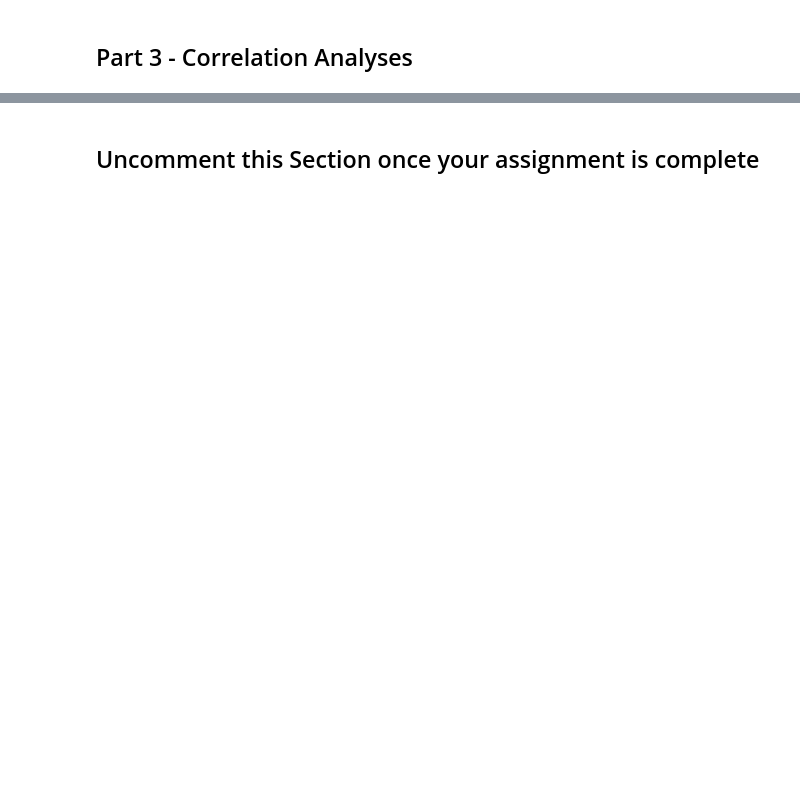
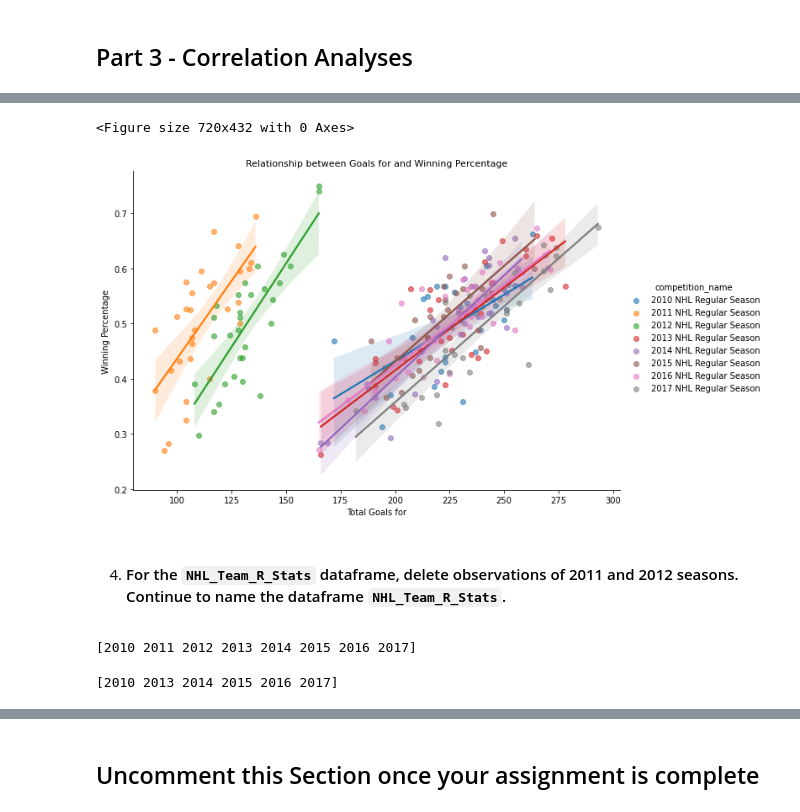
Before and after one commit to Abdallah-hilal/Sports-Performance-Analytics-Specialization, a Jupyter notebook: Assignments/Week 2 Assignment.ipynb, the cells around one changed output, grey strips where cells are left out. Drawn from its saved outputs; the diff is of its cells as text; code cells hidden in the pictures; blank space fills up the shorter version.

```diff
--- a/Assignments/Week 2 Assignment.ipynb
+++ b/Assignments/Week 2 Assignment.ipynb
@@ -62,0 +551,34 @@ NHL_PPPK.head()
+# %%
+plt.figure(figsize=(10, 6))
+
+plot = sns.lmplot(
+    x="total_goals_for",
+    y="win_pct",
+    hue="competition_name",
+    data=NHL_Team_R_Stats,
+    aspect=1.5,
+    height=6,
+    scatter_kws={"alpha": 0.6},
+)
+plot.set_axis_labels("Total Goals for", "Winning Percentage")
+
+# Set the title
+plt.title("Relationship between Goals for and Winning Percentage", fontsize=11)
+
+# Display the plot
+plt.show()
+# %% [output]
+<Figure size 720x432 with 0 Axes>
+[figure, added]
+# %% [markdown]
+4. #### For the `NHL_Team_R_Stats` dataframe, delete observations of 2011 and 2012 seasons. Continue to name the dataframe `NHL_Team_R_Stats`.
+# %%
+print(NHL_Team_R_Stats['year'].unique())
+# %% [output]
+[2010 2011 2012 2013 2014 2015 2016 2017]
+# %%
+NHL_Team_R_Stats = NHL_Team_R_Stats[~NHL_Team_R_Stats['year'].isin([2011, 2012])]
+
+print(NHL_Team_R_Stats['year'].unique())
+# %% [output]
+[2010 2013 2014 2015 2016 2017]
```
Also changed, not shown: parts of 88 cells of this notebook, 7 other files.
